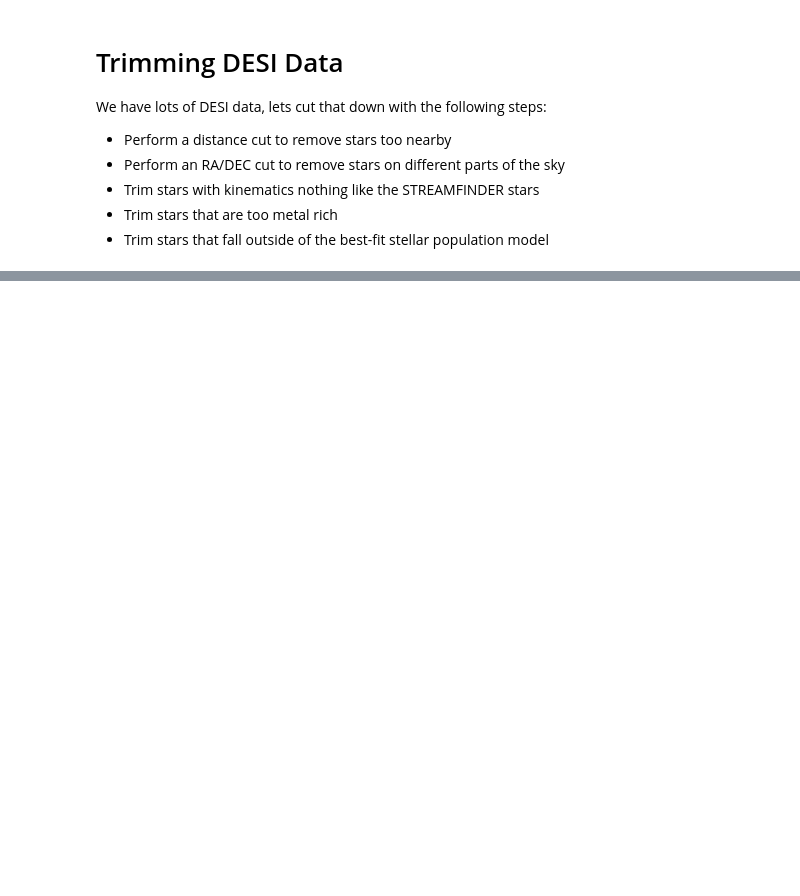
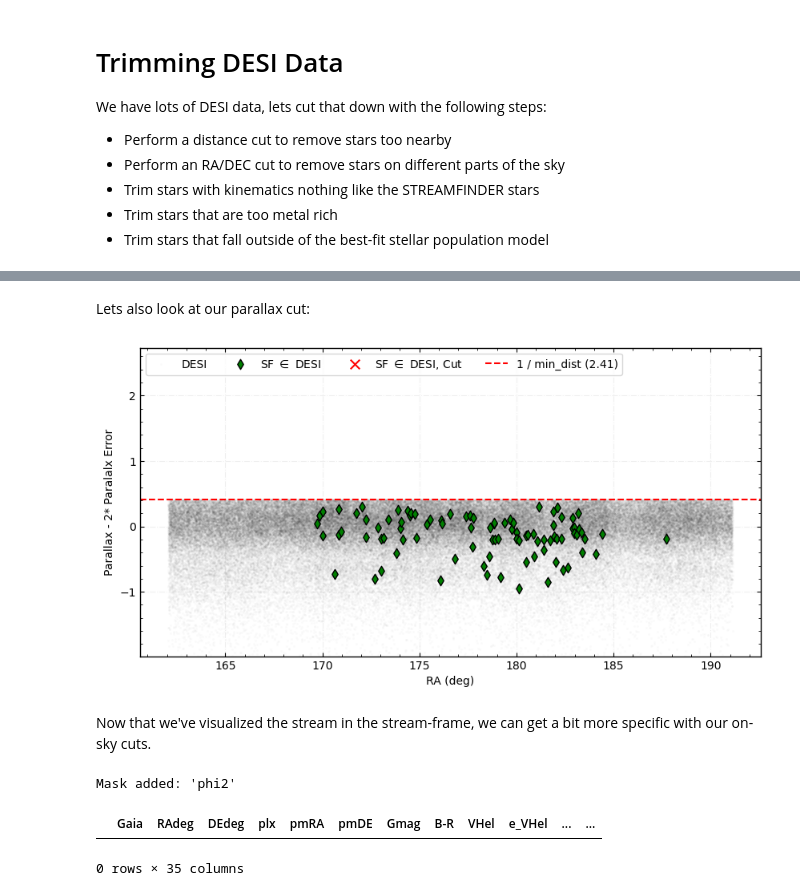
Before and after one commit to nassmohammed/DESI-DR1_streamTutorial, a Jupyter notebook: streamTutorial.ipynb, the cells around one changed output, grey strips where cells are left out. Cells and saved outputs as stored; diff of their text form; code cells hidden in the pictures; blank space fills up the shorter version.

```diff
--- a/streamTutorial.ipynb
+++ b/streamTutorial.ipynb
@@ -94,0 +161,24 @@ We have lots of DESI data, lets cut that down with the following steps:
+# %% [markdown]
+Lets also look at our parallax cut:
+# %%
+plt_trim.plx_cut()
+
+del plt_trim, trimmed_desi, trimmed_stream # clear memory
+# %% [output]
+[figure, added]
+# %% [markdown]
+Now that we've visualized the stream in the stream-frame, we can get a bit more specific with our on-sky cuts.
+# %%
+#-----------------------#
+phi2_wiggle=0.5 #[deg]
+#-----------------------#
+
+selection_fine.add_mask(name='phi2',
+        mask_func=lambda df: (df['phi2'] < phi2_wiggle) & (df['phi2'] > -1*phi2_wiggle))
+# %% [output]
+Mask added: 'phi2'
+# %%
+trimmed_stream.data.cut_confirmed_sf_and_desi
+# %% [output]
+|  | Gaia | RAdeg | DEdeg | plx | pmRA | pmDE | Gmag | B-R | VHel | e_VHel | ... | ... |
+0 rows × 35 columns
```
Also changed, not shown: parts of 11 cells of this notebook, 2 other files.
